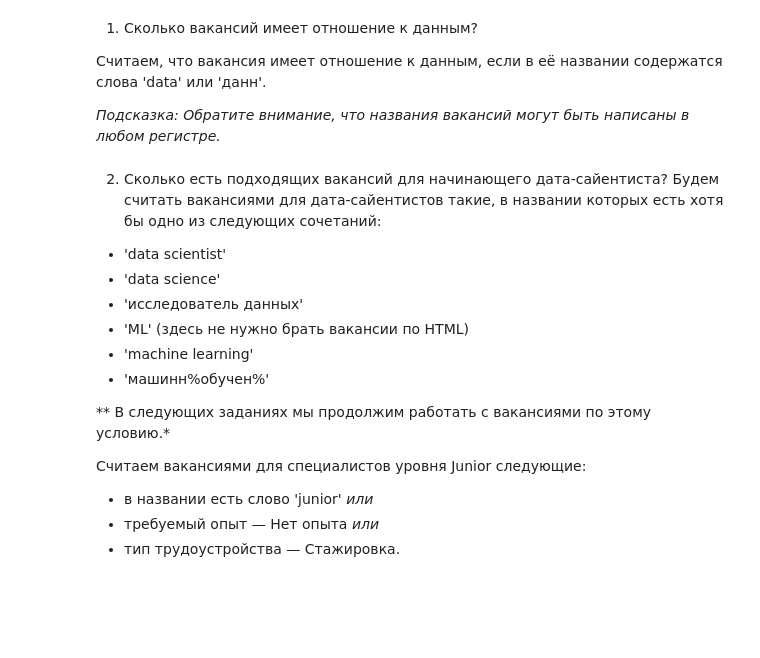
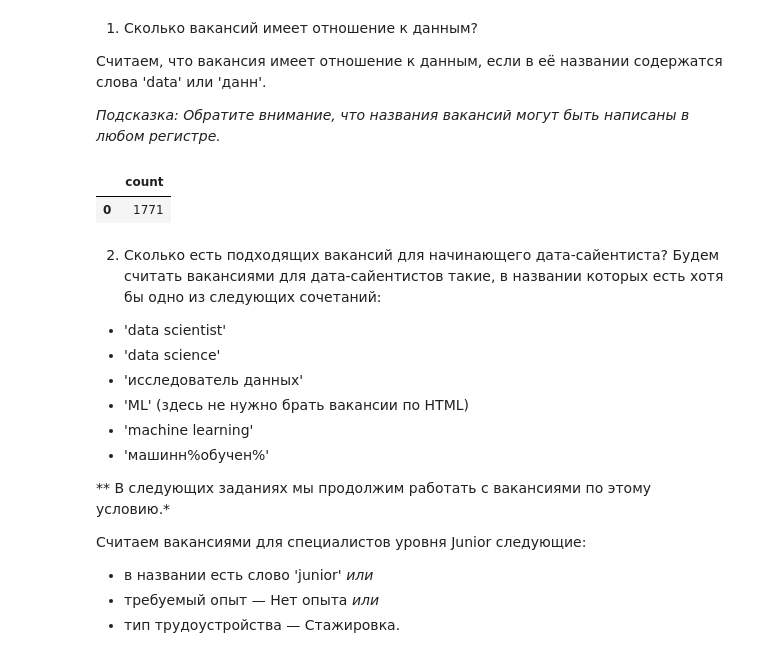
Before and after one commit to Karayushii/Skillfactory_DST, a Jupyter notebook: project_2/Project_2_Ноутбук_шаблон.ipynb, the cells around one changed output. Saved outputs shown, nothing was run; the diff lists cells and outputs as text; code cells hidden in the pictures; blank space fills up the shorter version.

```diff
--- a/project_2/Project_2_Ноутбук_шаблон.ipynb
+++ b/project_2/Project_2_Ноутбук_шаблон.ipynb
@@ -320,9 +392,16 @@ pprint(million_cities)
 
 *Подсказка: Обратите внимание, что названия вакансий могут быть написаны в любом регистре.*
 # %%
-# текст запроса
+query_6_1 = f'''select count(*)
+from vacancies
+where LOWER(name) like '%data%' or LOWER(name) like '%данн%'
+'''
 # %%
-# результат запроса
+df  =  pd.read_sql_query(query_6_1,connection)
+df
+# %% [output]
+|  | count |
+| 0 | 1771 |
 # %% [markdown]
 2. Сколько есть подходящих вакансий для начинающего дата-сайентиста?
 Будем считать вакансиями для дата-сайентистов такие, в названии которых есть хотя бы одно из следующих сочетаний:
```
Also changed, not shown: parts of 14 cells of this notebook.
